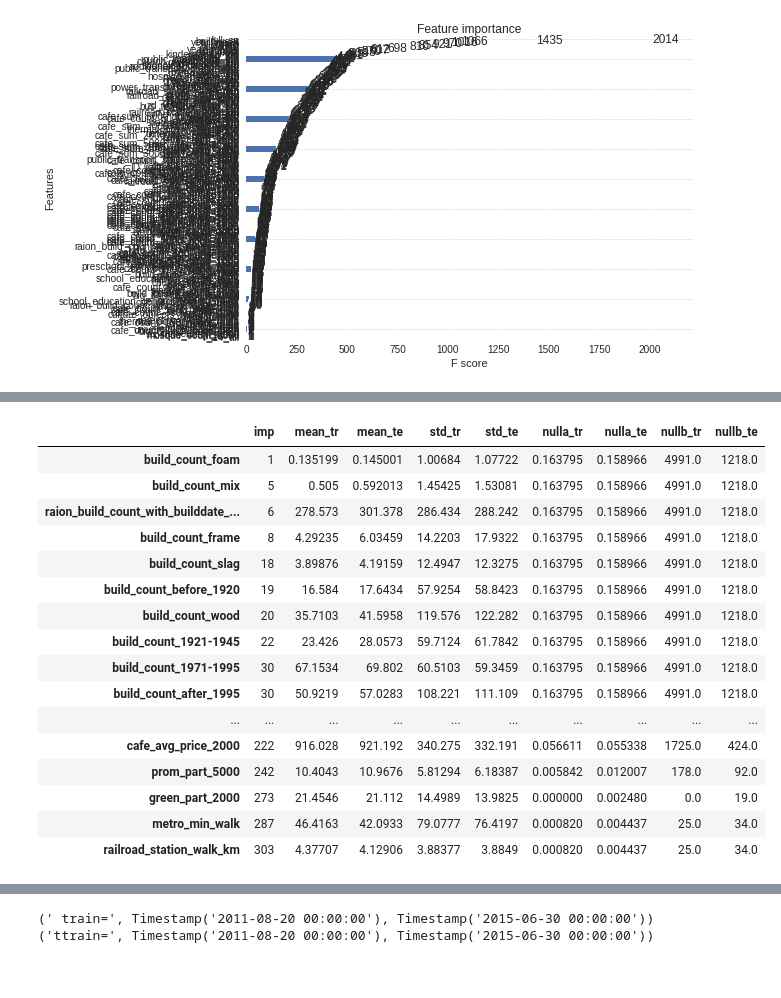
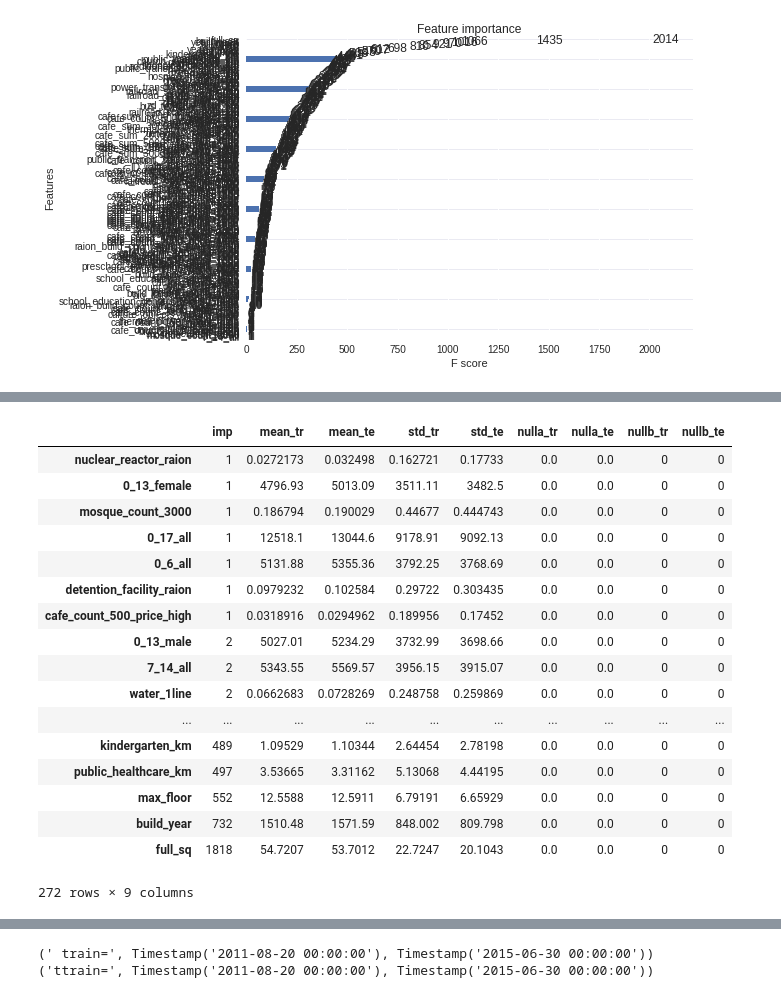
Before and after one commit to SorokinV/Kaggle-2017-SberBank, a Jupyter notebook: Jupiter/sb-v01-head-01-rmse-03-multi.ipynb, the cells around one changed output, grey strips where cells are left out. Cells and saved outputs as stored; diff of their text form; code cells hidden in the pictures.

```diff
--- a/Jupiter/sb-v01-head-01-rmse-03-multi.ipynb
+++ b/Jupiter/sb-v01-head-01-rmse-03-multi.ipynb
@@ -415,14 +419,15 @@ col_notuse += ['build_year0','max_floor0'] #, 'full0'] #, 'life0']  #, 'floor0']
 #######col_notuse += ['usdrub','eurrub']
 col_notuse += ['life_sq','floor','full0']
 
-col_notuse += ['material'] #'build-year'] # ???????????????????
+#col_notuse += ['material'] #'build-year'] # ???????????????????
 #col_notuse += ['day','year','week','month'] # ???????????????????   22-06
 ##col_notuse += ['area_m','sub_area','state'] # ???????????????????  22-06
 ##col_notuse += ['state'] # ??????????????????? 22-06
 ##col_notuse += ['full_sq','max_floor'] # ??????????????????? 22-06
-col_notuse += ['state','build_year'] # 28-06-2017
-col_notuse += ['cafe_sum_500_min_price_avg','cafe_sum_1000_min_price_avg','cafe_sum_2000_min_price_avg'] # 28-06
-col_notuse += ['cafe_sum_1500_min_price_avg','cafe_sum_1000_max_price_avg','cafe_sum_2000_max_price_avg','cafe_sum_500_max_price_avg'] # 28-06
+#col_notuse += ['state'] # 28-06-2017
+#col_notuse += ['build_year'] # 28-06-2017
+##col_notuse += ['cafe_sum_500_min_price_avg','cafe_sum_1000_min_price_avg','cafe_sum_2000_min_price_avg'] # 28-06
+##col_notuse += ['cafe_sum_1500_min_price_avg','cafe_sum_1000_max_price_avg','cafe_sum_2000_max_price_avg','cafe_sum_500_max_price_avg'] # 28-06
 col_notuse += ['hospital_beds_raion'] # 28-06-2017
 
 
@@ -478,8 +483,8 @@ def pd1ml (col_notuse,col_res,train,test,macro,ll) :
 #train_x, train_y, test_x  = pd1ml (col_notuse,col_res,ttrain,ttest,nmacro,xLL)
 #train_x, train_y, test_x  = pd1m (col_notuse,col_res,ttrain,ttest,nmacro)
 #train_x, train_y, test_x  = pd1l (col_notuse,col_res,ttrain,ttest,xLL)
-#train_x, train_y, test_x  = pd1 (col_notuse,col_res,ttrain,ttest)
-train_x, train_y, test_x  = pd1l (col_notuse,col_res,ttrain,ttest,xLL)
+train_x, train_y, test_x  = pd1 (col_notuse,col_res,ttrain,ttest)
+#train_x, train_y, test_x  = pd1l (col_notuse,col_res,ttrain,ttest,xLL)
 
 print train.shape, train_x.shape, train_y.shape, test.shape, test_x.shape
 # %% [output]
@@ -574,10 +578,15 @@ param = {'silent':0, 'objective':'reg:linear', 'eta':0.2, 'max_depth':19, 'subsa
 param = {'silent':0, 'objective':'reg:linear', 'eta':0.02, 'max_depth':15, 'subsample':0.16, 'colsample_bytree':0.9399, 'metrics':'rmse'}
 #param = {'silent':0, 'objective':'reg:linear', 'eta':0.05, 'max_depth':5, 'subsample':0.7, 'colsample_bytree':0.7, 'metrics':'rmse'}
 # CV sklearn
-param = {'silent':0, 'objective':'reg:linear', 'eta':0.01, 'max_depth':9, 'subsample':0.8, 'colsample_bytree':0.8, 'metrics':'rmse'}
+param = {'silent':0, 'objective':'reg:linear', 'eta':0.005,
+         'max_depth':9, 'subsample':0.8, 'colsample_bytree':0.8,
+         'metrics':'rmse'}
+'''
 param = {'silent':0, 'objective':'reg:linear', 'eta':0.01,
          'max_depth':9, 'subsample':0.85, 'colsample_bytree':0.8,
          'min_child_weight':12.0,
+         'tree_method':'exact',
          'metrics':'rmse'}
+'''
 history = xgb.cv(param, dtrainCV, verbose_eval=10, metrics=['rmse'],feval=rmsle,num_boost_round=1500,nfold=5,early_stopping_rounds=20) #,stratified=True,maximize=True)
 # %% [output]
@@ -899,11 +908,11 @@ plt.show()
 #--------- analyze train and test
 # %%
 train_a = ntrain[ntrain.timestamp.dt.year>=2014].describe(include='all').T;
-train_a['nulla'] = (len(train)-train.count())/len(train)
-train_a['nullb'] = (len(train)-train.count())
+train_a['nulla'] = (len(ntrain)-ntrain.count())/len(train)
+train_a['nullb'] = (len(ntrain)-ntrain.count())
 test_a  = ntest.describe(include='all').T; test_a
-test_a['nulla'] = (len(test)-test.count())/len(test)
-test_a['nullb'] = (len(test)-test.count())
+test_a['nulla'] = (len(ntest)-ntest.count())/len(test)
+test_a['nullb'] = (len(ntest)-ntest.count())
 tt_a    = pd.merge(train_a,test_a,left_index=True,right_index=True, suffixes=('_tr','_te'));
 # %%
 tt_a
@@ -929,28 +938,29 @@ tt_a[['mean_tr','mean_te','std_tr','std_te','nulla_tr','nulla_te','nullb_tr','nu
 291 rows × 8 columns
 # %%
 tt_b = pd.merge(ffs,tt_a,left_index=True,right_index=True); tt_b
-tt_b[(tt_b.nullb_te==0)&(tt_b.nullb_tr>0.0)][['imp','mean_tr','mean_te','std_tr','std_te','nulla_tr','nulla_te','nullb_tr','nullb_te']]
-tt_b[(tt_b.nullb_te>0.0)&(tt_b.nullb_tr==0.0)][['imp','mean_tr','mean_te','std_tr','std_te','nulla_tr','nulla_te','nullb_tr','nullb_te']]
-tt_b[(tt_b.nullb_te==0)&(tt_b.nullb_tr==0.0)][['imp','mean_tr','mean_te','std_tr','std_te','nulla_tr','nulla_te','nullb_tr','nullb_te']]
-tt_b[(tt_b.nullb_te>0.0)&(tt_b.nullb_tr>=0.0)][['imp','mean_tr','mean_te','std_tr','std_te','nulla_tr','nulla_te','nullb_tr','nullb_te']].sort_values('imp')
+tt_b[(tt_b.nullb_te==0)&(tt_b.nullb_tr>0.0)][['imp','mean_tr','mean_te','std_tr','std_te','nulla_tr','nulla_te','nullb_tr','nullb_te']].sort_values('imp')
+tt_b[(tt_b.nullb_te>0.0)&(tt_b.nullb_tr==0.0)][['imp','mean_tr','mean_te','std_tr','std_te','nulla_tr','nulla_te','nullb_tr','nullb_te']].sort_values('imp')
+tt_b[(tt_b.nullb_te==0)&(tt_b.nullb_tr==0.0)][['imp','mean_tr','mean_te','std_tr','std_te','nulla_tr','nulla_te','nullb_tr','nullb_te']].sort_values('imp')
+#tt_b[(tt_b.nullb_te>0.0)&(tt_b.nullb_tr>=0.0)][['imp','mean_tr','mean_te','std_tr','std_te','nulla_tr','nulla_te','nullb_tr','nullb_te']].sort_values('imp')
 # %% [output]
 |  | imp | mean_tr | mean_te | std_tr | std_te | nulla_tr | nulla_te | nullb_tr | nullb_te |
-| build_count_foam | 1 | 0.135199 | 0.145001 | 1.00684 | 1.07722 | 0.163795 | 0.158966 | 4991.0 | 1218.0 |
-| build_count_mix | 5 | 0.505 | 0.592013 | 1.45425 | 1.53081 | 0.163795 | 0.158966 | 4991.0 | 1218.0 |
-| raion_build_count_with_builddate_... | 6 | 278.573 | 301.378 | 286.434 | 288.242 | 0.163795 | 0.158966 | 4991.0 | 1218.0 |
-| build_count_frame | 8 | 4.29235 | 6.03459 | 14.2203 | 17.9322 | 0.163795 | 0.158966 | 4991.0 | 1218.0 |
-| build_count_slag | 18 | 3.89876 | 4.19159 | 12.4947 | 12.3275 | 0.163795 | 0.158966 | 4991.0 | 1218.0 |
-| build_count_before_1920 | 19 | 16.584 | 17.6434 | 57.9254 | 58.8423 | 0.163795 | 0.158966 | 4991.0 | 1218.0 |
-| build_count_wood | 20 | 35.7103 | 41.5958 | 119.576 | 122.282 | 0.163795 | 0.158966 | 4991.0 | 1218.0 |
-| build_count_1921-1945 | 22 | 23.426 | 28.0573 | 59.7124 | 61.7842 | 0.163795 | 0.158966 | 4991.0 | 1218.0 |
-| build_count_1971-1995 | 30 | 67.1534 | 69.802 | 60.5103 | 59.3459 | 0.163795 | 0.158966 | 4991.0 | 1218.0 |
-| build_count_after_1995 | 30 | 50.9219 | 57.0283 | 108.221 | 111.109 | 0.163795 | 0.158966 | 4991.0 | 1218.0 |
+| nuclear_reactor_raion | 1 | 0.0272173 | 0.032498 | 0.162721 | 0.17733 | 0.0 | 0.0 | 0 | 0 |
+| 0_13_female | 1 | 4796.93 | 5013.09 | 3511.11 | 3482.5 | 0.0 | 0.0 | 0 | 0 |
+| mosque_count_3000 | 1 | 0.186794 | 0.190029 | 0.44677 | 0.444743 | 0.0 | 0.0 | 0 | 0 |
+| 0_17_all | 1 | 12518.1 | 13044.6 | 9178.91 | 9092.13 | 0.0 | 0.0 | 0 | 0 |
+| 0_6_all | 1 | 5131.88 | 5355.36 | 3792.25 | 3768.69 | 0.0 | 0.0 | 0 | 0 |
+| detention_facility_raion | 1 | 0.0979232 | 0.102584 | 0.29722 | 0.303435 | 0.0 | 0.0 | 0 | 0 |
+| cafe_count_500_price_high | 1 | 0.0318916 | 0.0294962 | 0.189956 | 0.17452 | 0.0 | 0.0 | 0 | 0 |
+| 0_13_male | 2 | 5027.01 | 5234.29 | 3732.99 | 3698.66 | 0.0 | 0.0 | 0 | 0 |
+| 7_14_all | 2 | 5343.55 | 5569.57 | 3956.15 | 3915.07 | 0.0 | 0.0 | 0 | 0 |
+| water_1line | 2 | 0.0662683 | 0.0728269 | 0.248758 | 0.259869 | 0.0 | 0.0 | 0 | 0 |
 | ... | ... | ... | ... | ... | ... | ... | ... | ... | ... |
-| cafe_avg_price_2000 | 222 | 916.028 | 921.192 | 340.275 | 332.191 | 0.056611 | 0.055338 | 1725.0 | 424.0 |
-| prom_part_5000 | 242 | 10.4043 | 10.9676 | 5.81294 | 6.18387 | 0.005842 | 0.012007 | 178.0 | 92.0 |
-| green_part_2000 | 273 | 21.4546 | 21.112 | 14.4989 | 13.9825 | 0.000000 | 0.002480 | 0.0 | 19.0 |
-| metro_min_walk | 287 | 46.4163 | 42.0933 | 79.0777 | 76.4197 | 0.000820 | 0.004437 | 25.0 | 34.0 |
-| railroad_station_walk_km | 303 | 4.37707 | 4.12906 | 3.88377 | 3.8849 | 0.000820 | 0.004437 | 25.0 | 34.0 |
+| kindergarten_km | 489 | 1.09529 | 1.10344 | 2.64454 | 2.78198 | 0.0 | 0.0 | 0 | 0 |
+| public_healthcare_km | 497 | 3.53665 | 3.31162 | 5.13068 | 4.44195 | 0.0 | 0.0 | 0 | 0 |
+| max_floor | 552 | 12.5588 | 12.5911 | 6.79191 | 6.65929 | 0.0 | 0.0 | 0 | 0 |
+| build_year | 732 | 1510.48 | 1571.59 | 848.002 | 809.798 | 0.0 | 0.0 | 0 | 0 |
+| full_sq | 1818 | 54.7207 | 53.7012 | 22.7247 | 20.1043 | 0.0 | 0.0 | 0 | 0 |
+272 rows × 9 columns
 # %%
 temp=pd.DataFrame(ttrain.columns);
 # %%
```
Also changed, not shown: parts of 16 cells of this notebook.
